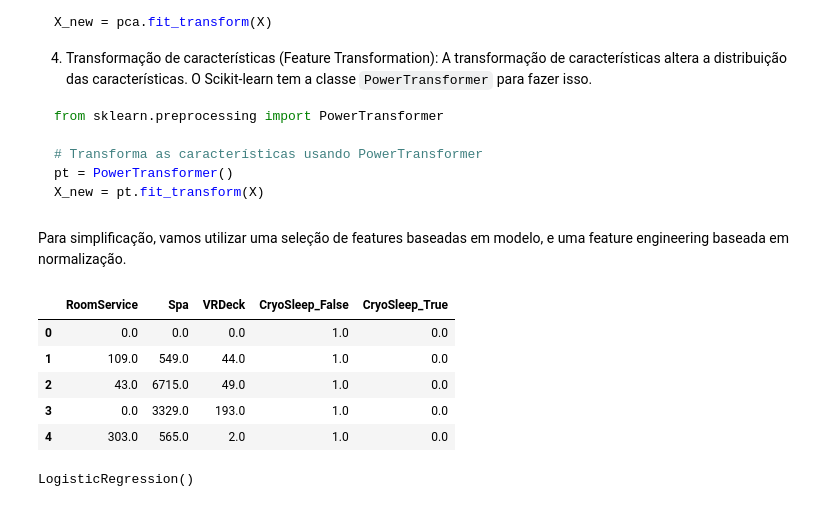
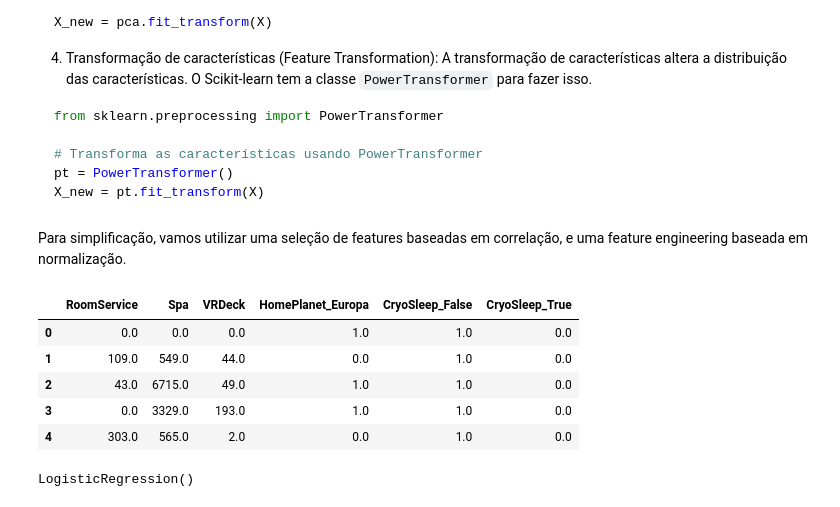
Before and after one commit to thomaschiari/Spaceship-Titanic-Kaggle-Competition, a Jupyter notebook: Spaceship-Titanic-LogReg.ipynb, the cells around one changed output. Cells and saved outputs as stored; diff of their text form; code cells hidden in the pictures.

````diff
--- a/Spaceship-Titanic-LogReg.ipynb
+++ b/Spaceship-Titanic-LogReg.ipynb
@@ -206,33 +208,26 @@ pt = PowerTransformer()
 X_new = pt.fit_transform(X)
 ```
 # %% [markdown]
-Para simplificação, vamos utilizar uma seleção de features baseadas em modelo, e uma feature engineering baseada em normalização.
+Para simplificação, vamos utilizar uma seleção de features baseadas em correlação, e uma feature engineering baseada em normalização.
 # %%
-from sklearn.feature_selection import SelectFromModel
 from sklearn.preprocessing import StandardScaler
+from sklearn.feature_selection import SelectKBest
+from sklearn.feature_selection import f_regression
 
-# Seleciona as melhores características usando Random Forest
-lr = LogisticRegression()
-selector = SelectFromModel(lr)
-X_new = selector.fit_transform(X, y)
-
-# # Seleciona as melhores caracteristicas usando selectkbest
-# from sklearn.feature_selection import SelectKBest
-# from sklearn.feature_selection import f_regression
-
-selector = SelectKBest(f_regression, k=5)
+# Seleciona as melhores caracteristicas usando SelectKBest
+selector = SelectKBest(f_regression, k=6)
 X_new = selector.fit_transform(X, y)
 
 # Mostra as características selecionadas
 X_new = pd.DataFrame(X_new, columns=X.columns[selector.get_support()])
 X_new.head()
 # %% [output]
-|  | RoomService | Spa | VRDeck | CryoSleep_False | CryoSleep_True |
-| 0 | 0.0 | 0.0 | 0.0 | 1.0 | 0.0 |
-| 1 | 109.0 | 549.0 | 44.0 | 1.0 | 0.0 |
-| 2 | 43.0 | 6715.0 | 49.0 | 1.0 | 0.0 |
-| 3 | 0.0 | 3329.0 | 193.0 | 1.0 | 0.0 |
-| 4 | 303.0 | 565.0 | 2.0 | 1.0 | 0.0 |
+|  | RoomService | Spa | VRDeck | HomePlanet_Europa | CryoSleep_False | CryoSleep_True |
+| 0 | 0.0 | 0.0 | 0.0 | 1.0 | 1.0 | 0.0 |
+| 1 | 109.0 | 549.0 | 44.0 | 0.0 | 1.0 | 0.0 |
+| 2 | 43.0 | 6715.0 | 49.0 | 1.0 | 1.0 | 0.0 |
+| 3 | 0.0 | 3329.0 | 193.0 | 1.0 | 1.0 | 0.0 |
+| 4 | 303.0 | 565.0 | 2.0 | 0.0 | 1.0 | 0.0 |
 # %%
 # Normaliza as características
 scaler = StandardScaler()
````
Also changed, not shown: parts of 6 cells of this notebook.
